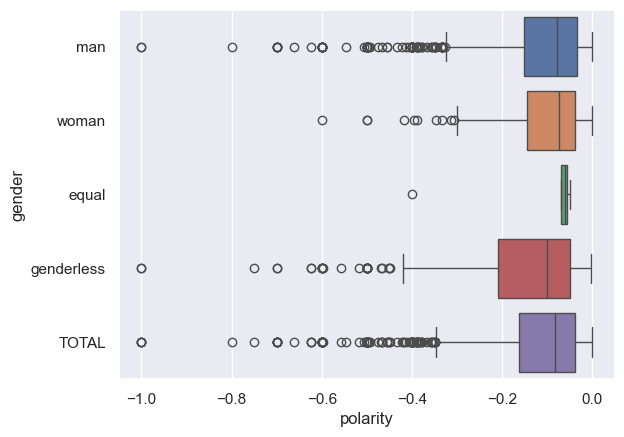
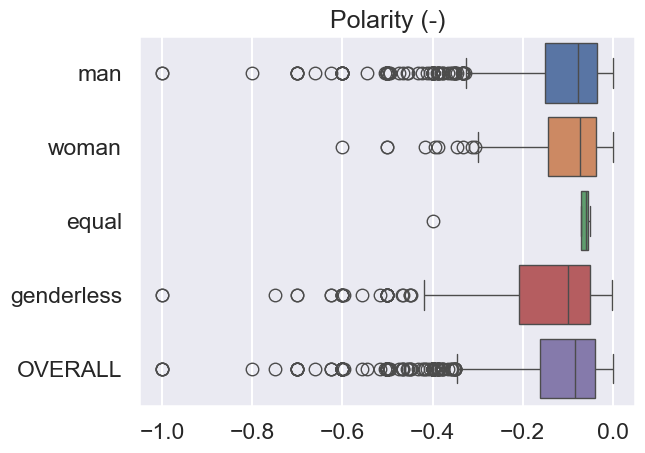
The change to this notebook cell's code, shown as a diff; its figure went from the first image to the second:
--- before
+++ after
@@ -1,3 +1,6 @@
-sns.boxplot(data=df_negative_polarity, x="polarity", y="gender", hue="gender", legend=False)
-plt.savefig("negative_polarity.png", bbox_inches="tight")
+ax = sns.boxplot(data=df_negative_polarity, x="polarity", y="gender", hue="gender", legend=False)
+ax.set_ylabel("")
+ax.set_xlabel("")
+ax.set_title("Polarity (-)")
+plt.savefig("figures/polarity_negative.png", bbox_inches="tight", dpi=300)
 plt.show()

Commit: Update sentiment graphs.